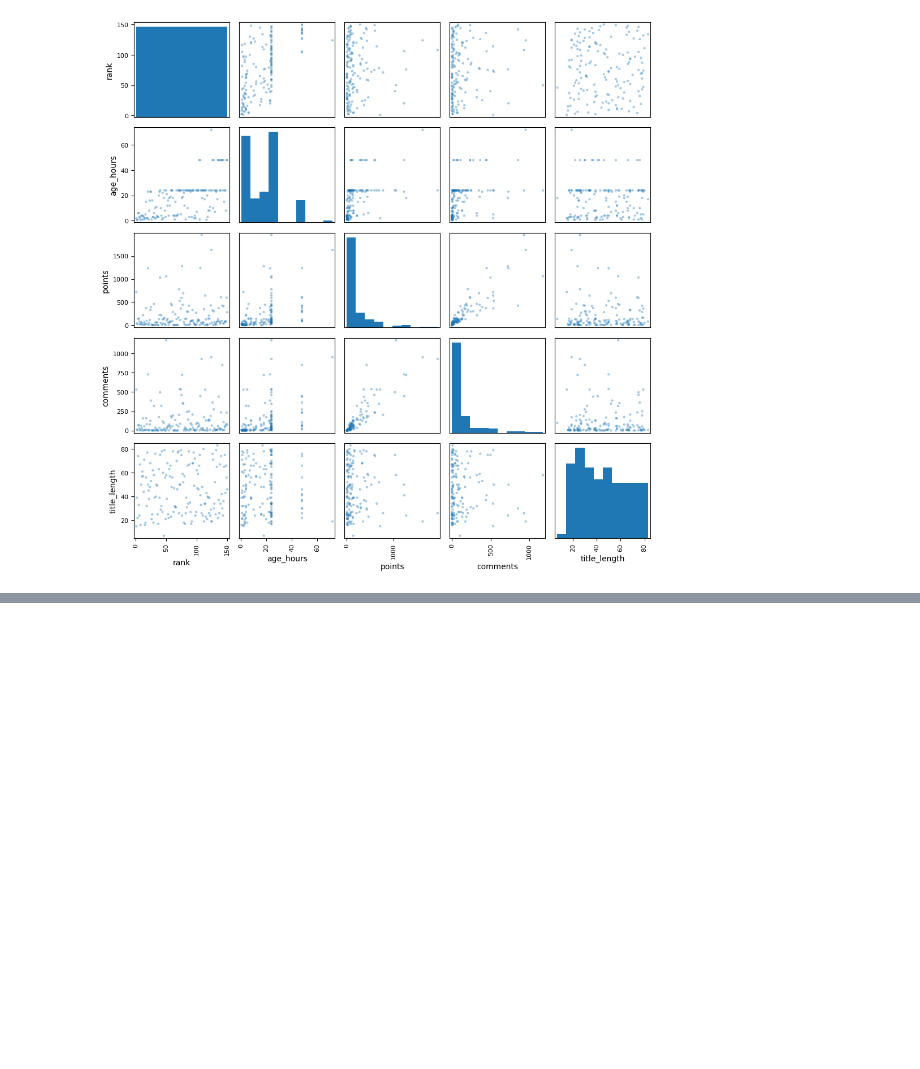
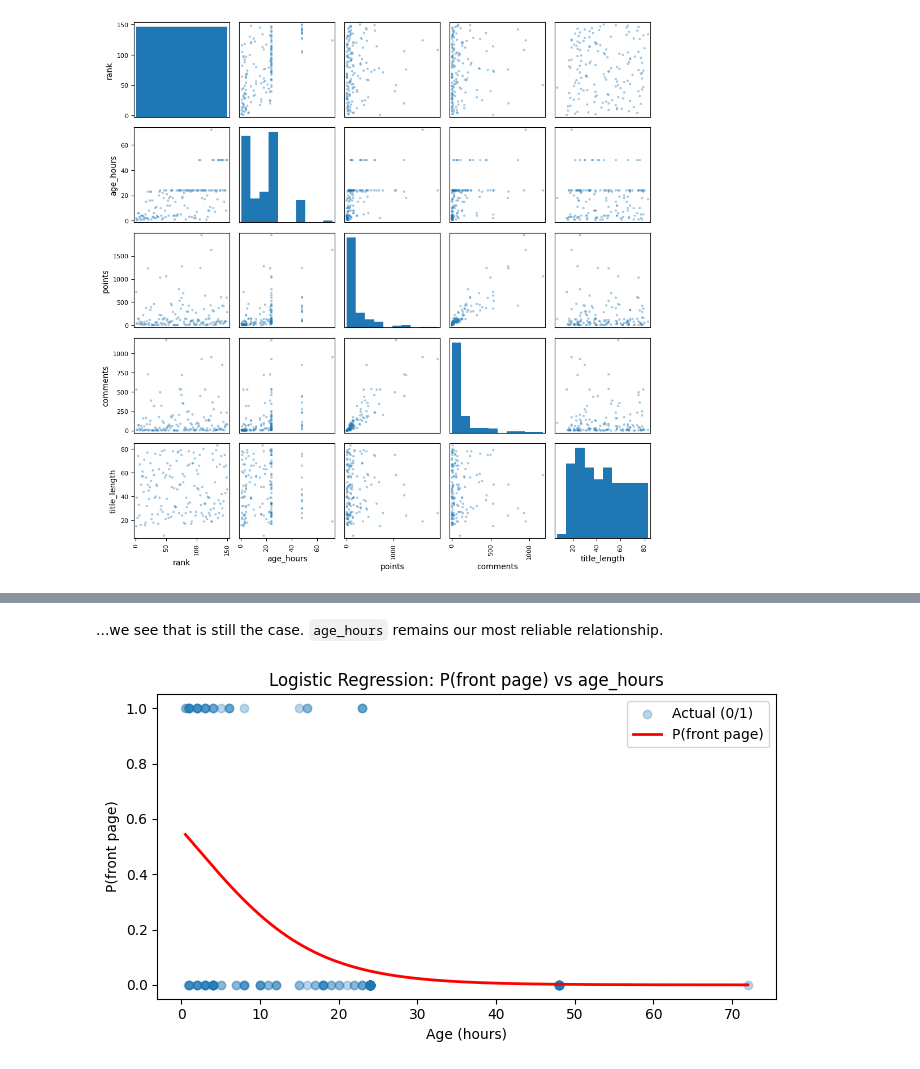
Before and after one commit to Jonapulse/MSD, a Jupyter notebook: Summer2026/CS6017/Week3/HW3/HW3.ipynb, the cells around one changed output, grey strips where cells are left out. Saved outputs shown, nothing was run; the diff lists cells and outputs as text; code cells hidden in the pictures; blank space fills up the shorter version.

```diff
--- a/Summer2026/CS6017/Week3/HW3/HW3.ipynb
+++ b/Summer2026/CS6017/Week3/HW3/HW3.ipynb
@@ -65,0 +200,28 @@ Notes:
+# %% [markdown]
+...we see that is still the case. `age_hours` remains our most reliable relationship.
+# %%
+# Plot P(front_page) vs age_hours
+# Hold other features at their mean, vary age_hours across its range
+means = hnDFRaw[features].mean()
+age_range = np.linspace(hnDFRaw['age_hours'].min(), hnDFRaw['age_hours'].max(), 300)
+
+X_plot = np.column_stack([
+    np.full(300, means['points']),
+    np.full(300, means['comments']),
+    age_range,
+    np.full(300, means['title_length'])
+])
+X_plot_scaled = scaler.transform(X_plot)
+probs = lr_model.predict_proba(X_plot_scaled)[:, 1]
+
+fig, ax = plt.subplots(figsize=(7, 4))
+ax.scatter(hnDFRaw['age_hours'], hnDFRaw['front_page'], alpha=0.3, label='Actual (0/1)')
+ax.plot(age_range, probs, color='red', linewidth=2, label='P(front page)')
+ax.set_xlabel('Age (hours)')
+ax.set_ylabel('P(front page)')
+ax.set_title('Logistic Regression: P(front page) vs age_hours')
+ax.legend()
+plt.tight_layout()
+plt.show()
+# %% [output]
+[figure, added]
```
Also changed, not shown: parts of 12 cells of this notebook, 4 other files.
